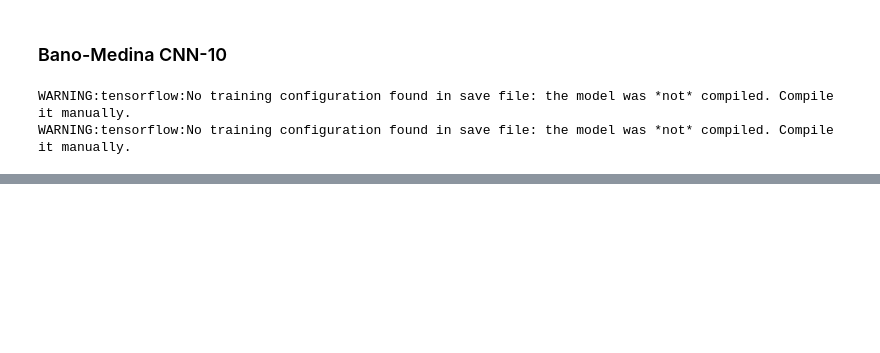
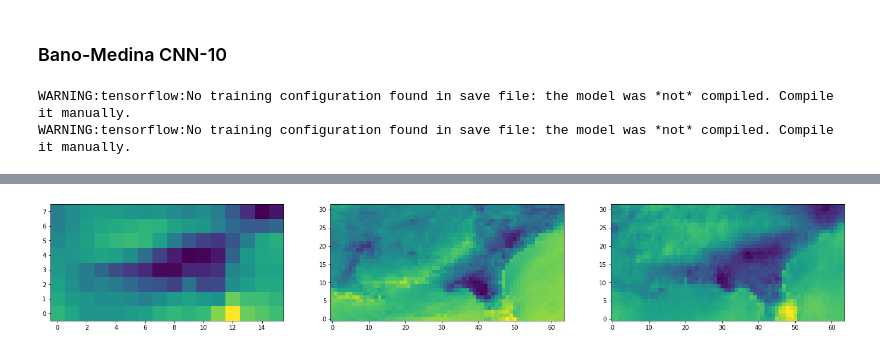
Before and after one commit to bgroenks96/generative-downscaling, a Jupyter notebook: final-resutls-analysis.ipynb, the cells around one changed output, grey strips where cells are left out. Cells and saved outputs as stored; diff of their text form; code cells hidden in the pictures; blank space fills up the shorter version.

Commit message:
Update scripts and add additional final experiments

```diff
--- a/final-resutls-analysis.ipynb
+++ b/final-resutls-analysis.ipynb
@@ -235,0 +758,30 @@ mlflow.run('.', 'glow-jflvm', experiment_name='glow-jflvm-final',
+# %%
+import shutil
+import experiments.maxt_experiment_base as maxt
+import experiments.prcp_experiment_base as prcp
+from experiments.common import upsample
+from models.glow import build_jflvm
+
+def download_model(run_id, out_dir, fold=0, epoch=50):
+    filenames = ['ckpt-10.index', 'ckpt-10.data-00000-of-00002', 'ckpt-10.data-00001-of-00002']
+    for filename in filenames:
+        with gcs.open(f'gs://generative-downscaling-artifact-store/glow-jflvm-final/{run_id}/artifacts/model/ckpt-fold{fold}-epoch{epoch}/{filename}') as src:
+            with open(f'data/saved_models/glow-jflvm/{out_dir}/{filename}', 'wb') as dst:
+                shutil.copyfileobj(src, dst)
+
+erai_deg1_arr = erai_deg1[['MAXT']].to_array('chan').transpose('Time','lat','lon','chan')
+ras_deg14_arr = ras_deg14[['MAXT']].to_array('chan').transpose('Time','lat','lon','chan')
+lr_train, lr_test, hr_train, hr_test = get_train_test_splits(erai_deg1_arr, ras_deg14_arr, southeast_us, scale=4)
+data_fold = maxt.preprocess_fold_maxt(((lr_train, hr_train),(lr_test, hr_test)))
+train_lo, train_hi = data_fold.train
+test_lo, test_hi = data_fold.test
+N_train, N_test = train_lo.Time.size, test_lo.Time.size
+(wt, ht), (wt_hi, ht_hi) = train_lo.shape[1:3], train_hi.shape[1:3]
+monthly_means_lo, monthly_means_hi = data_fold.monthly_means
+test_ds_paired = data_fold.test_dataset(batch_size=10, buffer_size=1000,
+                                        map_fn_lo=upsample(wt_hi, ht_hi, tf.image.ResizeMethod.NEAREST_NEIGHBOR),
+                                        supervised=True)
+model_joint = build_jflvm((None,wt_hi,ht_hi,1), scale=4, layers=3, depth=8,
+                          min_filters=32, max_filters=256,
+                          dnet_layers=3, dnet_filters=64)
+model_joint.load('data/saved_models/glow-jflvm/maxt-seus/ckpt', 8)
@@ -235,0 +804,3 @@ mlflow.run('.', 'glow-jflvm', experiment_name='glow-jflvm-final',
+# %%
+x, y = next(test_ds_paired.__iter__())
+y_pred = model_joint.predict_y(x)
@@ -235,0 +815,11 @@ mlflow.run('.', 'glow-jflvm', experiment_name='glow-jflvm-final',
+# %%
+plt.figure(figsize=(3*8,6))
+plt.subplot(1,3,1)
+plt.imshow(tf.squeeze(tf.image.resize(x[1], (wt,ht), method='nearest')).numpy(), origin='lower')
+plt.subplot(1,3,2)
+plt.imshow(tf.squeeze(y[1]).numpy(), origin='lower')
+plt.subplot(1,3,3)
+plt.imshow(tf.squeeze(y_pred[1]).numpy(), origin='lower')
+plt.savefig("test.eps")
+# %% [output]
+[figure, added]
```
Also changed, not shown: parts of 60 cells of this notebook, 8 other files.
